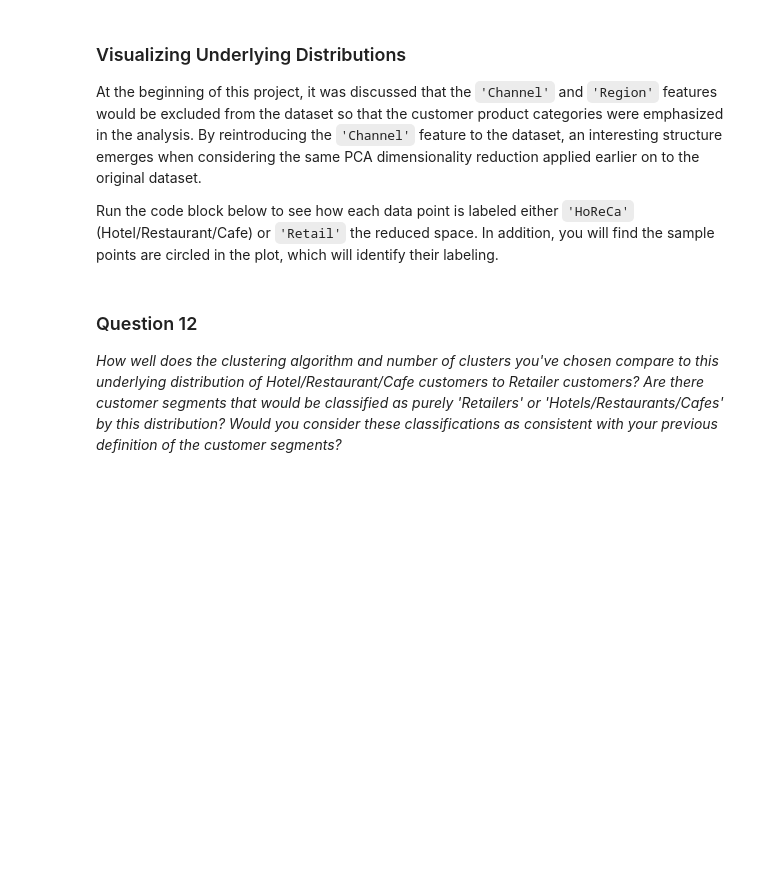
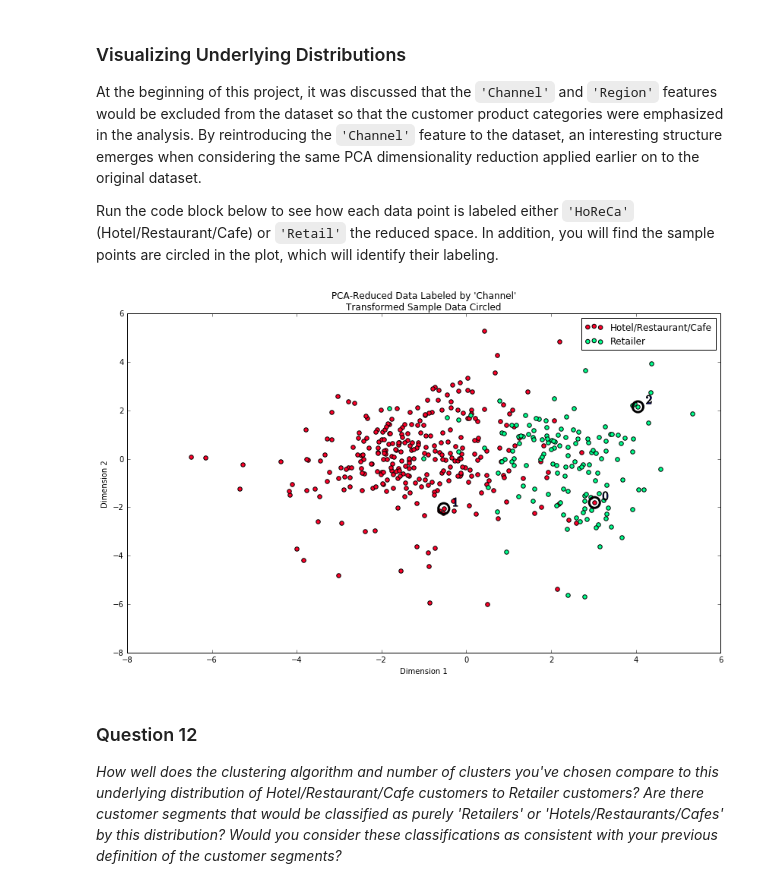
Before and after one commit to yycho0108/U_ML_P3, a Jupyter notebook: customer_segments_2/customer_segments.ipynb, the cells around one changed output. Drawn from its saved outputs; the diff is of its cells as text; code cells hidden in the pictures; blank space fills up the shorter version.

```diff
--- a/customer_segments_2/customer_segments.ipynb
+++ b/customer_segments_2/customer_segments.ipynb
@@ -487,7 +658,11 @@ At the beginning of this project, it was discussed that the `'Channel'` and `'Re
 Run the code block below to see how each data point is labeled either `'HoReCa'` (Hotel/Restaurant/Cafe) or `'Retail'` the reduced space. In addition, you will find the sample points are circled in the plot, which will identify their labeling.
 # %%
 # Display the clustering results based on 'Channel' data
-rs.channel_results(reduced_data, outliers, pca_samples)
+# Here, "duplicates" are samples that were considered outliers for more than one feature
+
+rs.channel_results(reduced_data, duplicates, pca_samples)
+# %% [output]
+[figure, added]
 # %% [markdown]
 ### Question 12
 *How well does the clustering algorithm and number of clusters you've chosen compare to this underlying distribution of Hotel/Restaurant/Cafe customers to Retailer customers? Are there customer segments that would be classified as purely 'Retailers' or 'Hotels/Restaurants/Cafes' by this distribution? Would you consider these classifications as consistent with your previous definition of the customer segments?*
```
Also changed, not shown: parts of 29 cells of this notebook, 3 other files.
